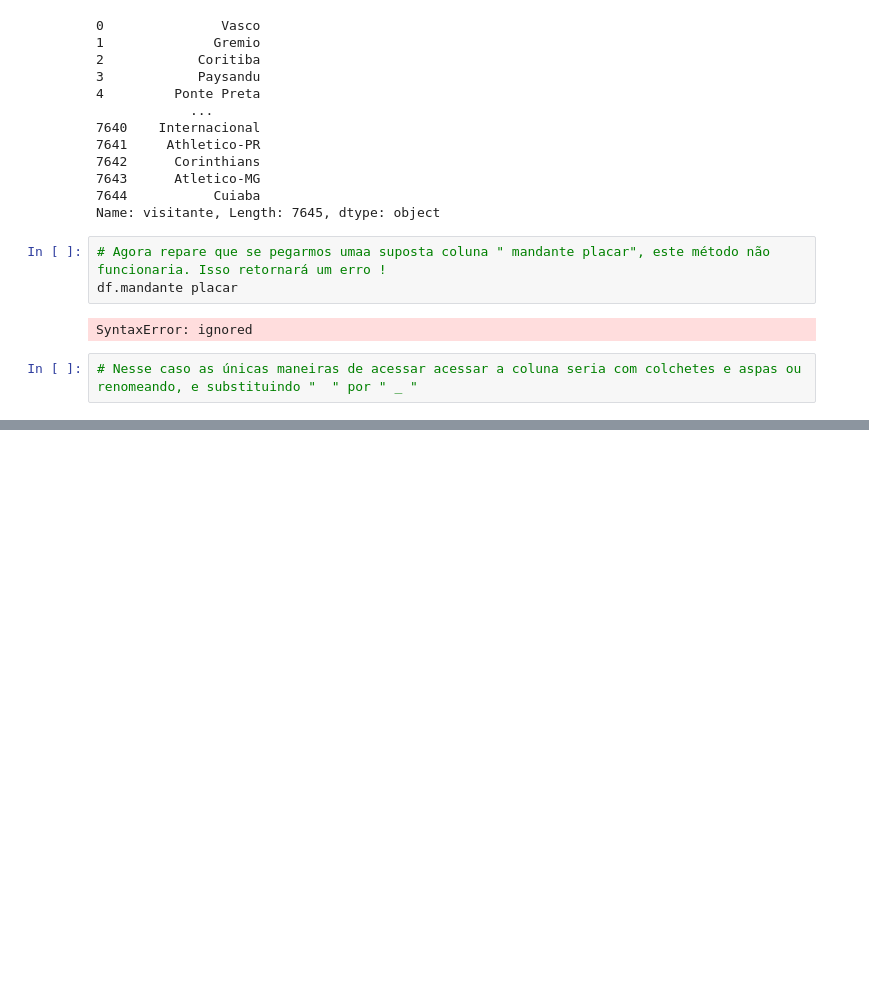
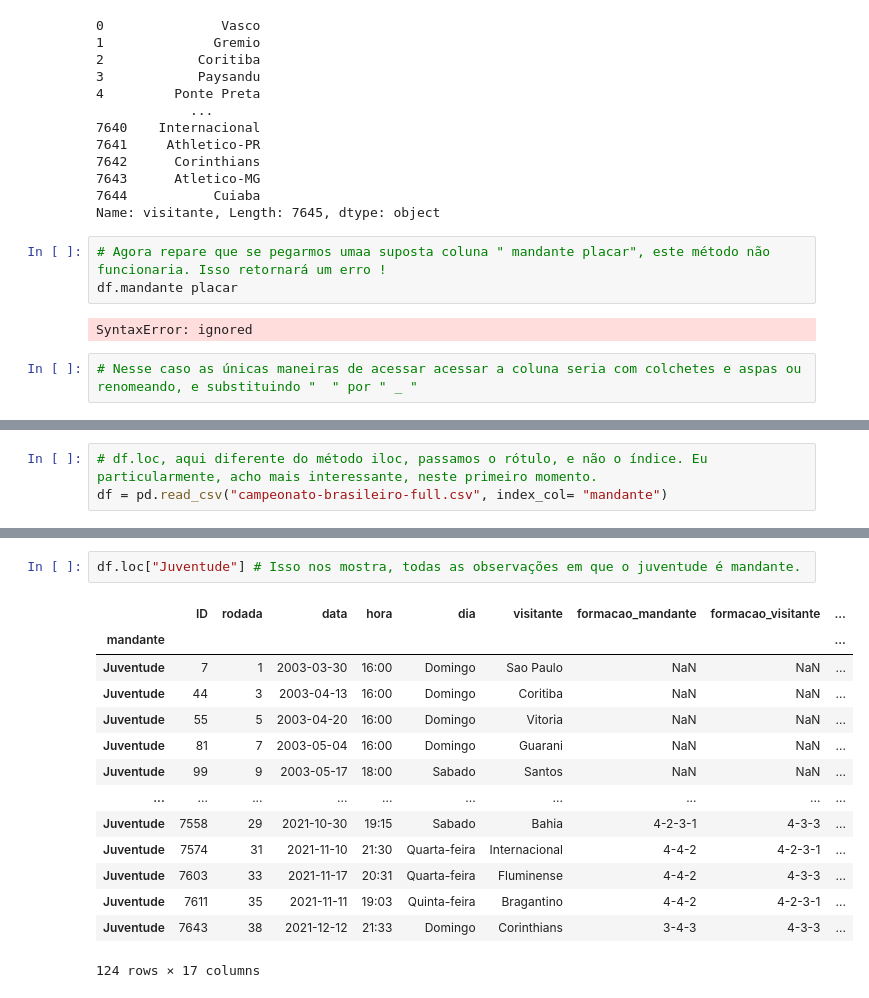
Before and after one commit to LeonardoHyppolito/Estudos, a Jupyter notebook: analise_com_pandas.ipynb, the cells around one changed output, grey strips where cells are left out. Saved outputs shown, nothing was run; the diff lists cells and outputs as text; blank space fills up the shorter version.

```diff
--- a/analise_com_pandas.ipynb
+++ b/analise_com_pandas.ipynb
@@ -401,0 +527,3 @@ df[["mandante", "rodada", "visitante"]]
+# %%
+# df.loc, aqui diferente do método iloc, passamos o rótulo, e não o índice. Eu particularmente, acho mais interessante, neste primeiro momento.
+df = pd.read_csv("campeonato-brasileiro-full.csv", index_col= "mandante")
@@ -401,0 +540,17 @@ df[["mandante", "rodada", "visitante"]]
+# %%
+df.loc["Juventude"] # Isso nos mostra, todas as observações em que o juventude é mandante.
+# %% [output]
+|  | ID | rodada | data | hora | dia | visitante | formacao_mandante | formacao_visitante | ... |
+| mandante |  |  |  |  |  |  |  |  | ... |
+| Juventude | 7 | 1 | 2003-03-30 | 16:00 | Domingo | Sao Paulo | NaN | NaN | ... |
+| Juventude | 44 | 3 | 2003-04-13 | 16:00 | Domingo | Coritiba | NaN | NaN | ... |
+| Juventude | 55 | 5 | 2003-04-20 | 16:00 | Domingo | Vitoria | NaN | NaN | ... |
+| Juventude | 81 | 7 | 2003-05-04 | 16:00 | Domingo | Guarani | NaN | NaN | ... |
+| Juventude | 99 | 9 | 2003-05-17 | 18:00 | Sabado | Santos | NaN | NaN | ... |
+| ... | ... | ... | ... | ... | ... | ... | ... | ... | ... |
+| Juventude | 7558 | 29 | 2021-10-30 | 19:15 | Sabado | Bahia | 4-2-3-1 | 4-3-3 | ... |
+| Juventude | 7574 | 31 | 2021-11-10 | 21:30 | Quarta-feira | Internacional | 4-4-2 | 4-2-3-1 | ... |
+| Juventude | 7603 | 33 | 2021-11-17 | 20:31 | Quarta-feira | Fluminense | 4-4-2 | 4-3-3 | ... |
+| Juventude | 7611 | 35 | 2021-11-11 | 19:03 | Quinta-feira | Bragantino | 4-4-2 | 4-2-3-1 | ... |
+| Juventude | 7643 | 38 | 2021-12-12 | 21:33 | Domingo | Corinthians | 3-4-3 | 4-3-3 | ... |
+124 rows × 17 columns
```
Also changed, not shown: parts of 41 cells of this notebook.
